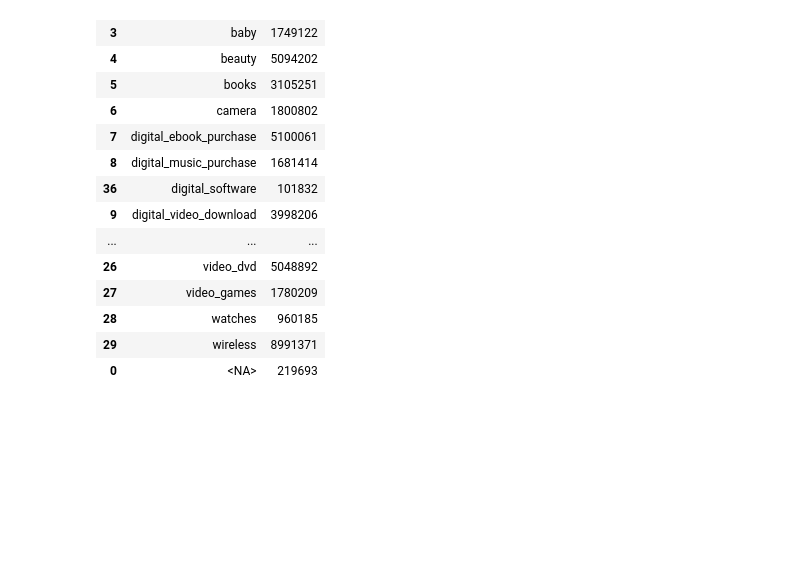
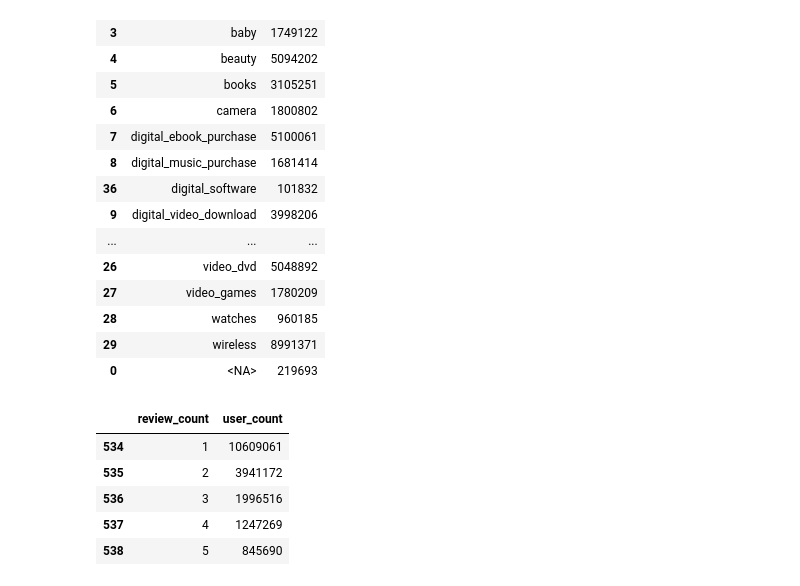
Before and after one commit to maestria-ds-eafit/proyecto-integrador-semestre-2, a Jupyter notebook: eda/eda.ipynb, the cells around one changed output. Cells and saved outputs as stored; diff of their text form; code cells hidden in the pictures; blank space fills up the shorter version.

```diff
--- a/eda/eda.ipynb
+++ b/eda/eda.ipynb
@@ -130,3 +145,17 @@ df_total_rows_per_category_before_cleaning.sort_values(by="category")
 | 28 | watches | 960185 |
 | 29 | wireless | 8991371 |
 | 0 | <NA> | 219693 |
+# %%
+df_counts_customers_by_reviews = wr.s3.read_parquet(
+    path="s3://amazon-reviews-eafit/eda/count_of_customers_by_reviews/"
+)
+df_counts_customers_by_reviews.sort_values(by="review_count", inplace=True)
+# %%
+df_counts_customers_by_reviews.head()
+# %% [output]
+|  | review_count | user_count |
+| 534 | 1 | 10609061 |
+| 535 | 2 | 3941172 |
+| 536 | 3 | 1996516 |
+| 537 | 4 | 1247269 |
+| 538 | 5 | 845690 |
```
Also changed, not shown: parts of 6 cells of this notebook, 3 other files.
